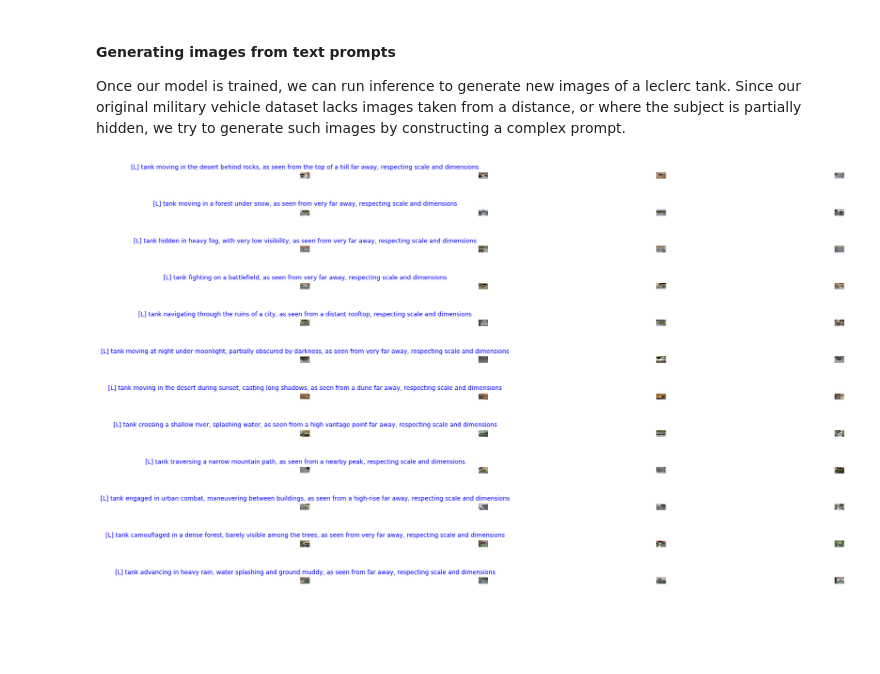
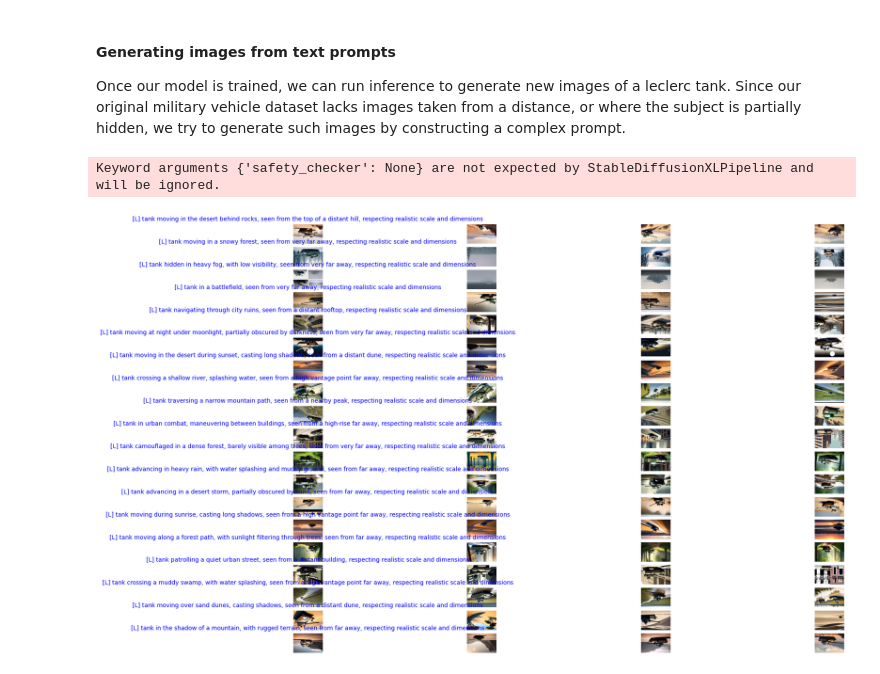
Before and after one commit to jonasrenault/adomvi, a Jupyter notebook: notebooks/DreamboothFineTuning.ipynb, the cells around one changed output. Drawn from its saved outputs; the diff is of its cells as text; code cells hidden in the pictures; blank space fills up the shorter version.

Commit message:
train  inference XL4

```diff
--- a/notebooks/DreamboothFineTuning.ipynb
+++ b/notebooks/DreamboothFineTuning.ipynb
@@ -154,36 +146,47 @@ Once our model is trained, we can run inference to generate new images of a lecl
 # %%
 from adomvi.datasets.diffusers import generate_images
 from pathlib import Path
 
-inference_dir = Path() / "../inference_V2"
+inference_dir = Path() / "../inference_XL4"
 
 lora_model_id = "../adomvi-dream-tank"
-model_base = "stabilityai/stable-diffusion-2"
-# model_base = "stabilityai/stable-diffusion-xl-base-1.0"
+model_base = "stabilityai/stable-diffusion-xl-base-1.0"
+
+
 
 prompts = {
-    "desert": "[L] tank moving in the desert behind rocks, as seen from the top of a hill far away, respecting scale and dimensions",
-    "snow": "[L] tank moving in a forest under snow, as seen from very far away, respecting scale and dimensions",
-    "fog": "[L] tank hidden in heavy fog, with very low visibility, as seen from very far away, respecting scale and dimensions",
-    "battle": "[L] tank fighting on a battlefield, as seen from very far away, respecting scale and dimensions",
-    "city_ruins": "[L] tank navigating through the ruins of a city, as seen from a distant rooftop, respecting scale and dimensions",
-    "night_operation": "[L] tank moving at night under moonlight, partially obscured by darkness, as seen from very far away, respecting scale and dimensions",
-    "desert_sunset": "[L] tank moving in the desert during sunset, casting long shadows, as seen from a dune far away, respecting scale and dimensions",
-    "river_crossing": "[L] tank crossing a shallow river, splashing water, as seen from a high vantage point far away, respecting scale and dimensions",
-    "mountain_path": "[L] tank traversing a narrow mountain path, as seen from a nearby peak, respecting scale and dimensions",
-    "urban_combat": "[L] tank engaged in urban combat, maneuvering between buildings, as seen from a high-rise far away, respecting scale and dimensions",
-    "forest_camouflage": "[L] tank camouflaged in a dense forest, barely visible among the trees, as seen from very far away, respecting scale and dimensions",
-    "rainy_day": "[L] tank advancing in heavy rain, water splashing and ground muddy, as seen from far away, respecting scale and dimensions"
+    "desert": "[L] tank moving in the desert behind rocks, seen from the top of a distant hill, respecting realistic scale and dimensions",
+    "snow": "[L] tank moving in a snowy forest, seen from very far away, respecting realistic scale and dimensions",
+    "fog": "[L] tank hidden in heavy fog, with low visibility, seen from very far away, respecting realistic scale and dimensions",
+    "battle": "[L] tank in a battlefield, seen from very far away, respecting realistic scale and dimensions",
+    "city_ruins": "[L] tank navigating through city ruins, seen from a distant rooftop, respecting realistic scale and dimensions",
+    "night_operation": "[L] tank moving at night under moonlight, partially obscured by darkness, seen from very far away, respecting realistic scale and dimensions",
+    "desert_sunset": "[L] tank moving in the desert during sunset, casting long shadows, seen from a distant dune, respecting realistic scale and dimensions",
+    "river_crossing": "[L] tank crossing a shallow river, splashing water, seen from a high vantage point far away, respecting realistic scale and dimensions",
+    "mountain_path": "[L] tank traversing a narrow mountain path, seen from a nearby peak, respecting realistic scale and dimensions",
+    "urban_combat": "[L] tank in urban combat, maneuvering between buildings, seen from a high-rise far away, respecting realistic scale and dimensions",
+    "forest_camouflage": "[L] tank camouflaged in a dense forest, barely visible among trees, seen from very far away, respecting realistic scale and dimensions",
+    "rainy_day": "[L] tank advancing in heavy rain, with water splashing and muddy ground, seen from far away, respecting realistic scale and dimensions",
+    "desert_storm": "[L] tank advancing in a desert storm, partially obscured by sand, seen from far away, respecting realistic scale and dimensions",
+    "sunrise_maneuver": "[L] tank moving during sunrise, casting long shadows, seen from a high vantage point far away, respecting realistic scale and dimensions",
+    "forest_path": "[L] tank moving along a forest path, with sunlight filtering through trees, seen from far away, respecting realistic scale and dimensions",
+    "urban_patrol": "[L] tank patrolling a quiet urban street, seen from a distant building, respecting realistic scale and dimensions",
+    "swamp_crossing": "[L] tank crossing a muddy swamp, with water splashing, seen from a high vantage point far away, respecting realistic scale and dimensions",
+    "desert_dunes": "[L] tank moving over sand dunes, casting shadows, seen from a distant dune, respecting realistic scale and dimensions",
+    "mountain_shadow": "[L] tank in the shadow of a mountain, with rugged terrain, seen from far away, respecting realistic scale and dimensions"
 }
 
-negative_prompt = "close-up, upfront, unobstructed, bad scale, (inaccurate canons:1.2), extra canons"
+
+negative_prompt = "close-up, upfront, unobstructed, bad scale, inaccurate canons, extra canons, out of frame, lowres, text, error, cropped, worst quality, low quality, jpeg artifacts, ugly, duplicate, morbid, mutilated, out of frame, extra fingers, mutated hands, poorly drawn hands, poorly drawn face, mutation, deformed, blurry, bad anatomy, bad proportions, extra limbs, cloned face, disfigured, gross proportions, malformed limbs, missing arms, missing legs, extra arms, extra legs, fused fingers, too many fingers, long neck, username, watermark, signature"
+
 
 generate_images(
     lora_model_id=lora_model_id,
     model_base=model_base,
     prompts=prompts,
     negative_prompt=negative_prompt,
     inference_dir=inference_dir
 )
 # %% [output]
+Keyword arguments {'safety_checker': None} are not expected by StableDiffusionXLPipeline and will be ignored.
-[figure, old version]
+[figure, new version]
```
Also changed, not shown: parts of 3 cells of this notebook, 1 other file.
